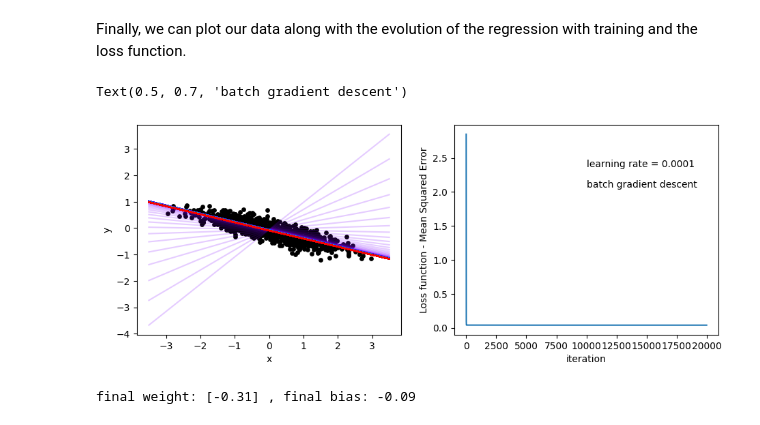
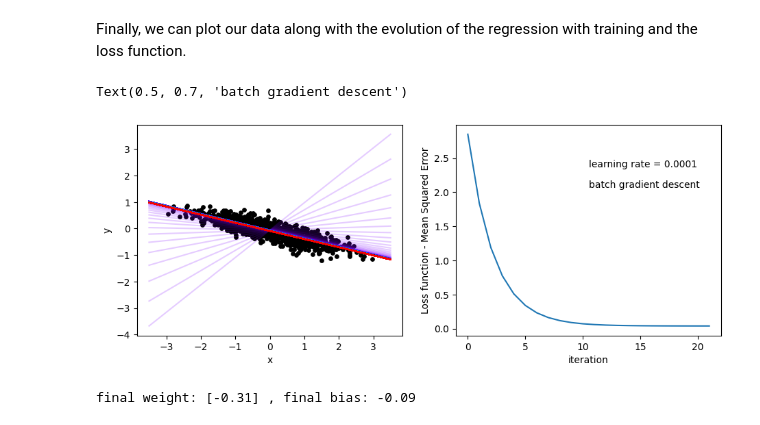
Before and after one commit to reynier0611/ML_Projects, a Jupyter notebook: ML_from_scratch/1_linear_regression.ipynb, the cells around one changed output. Saved outputs shown, nothing was run; the diff lists cells and outputs as text; code cells hidden in the pictures.

Commit message:
Tailored the plot a bit more

```diff
--- a/ML_from_scratch/1_linear_regression.ipynb
+++ b/ML_from_scratch/1_linear_regression.ipynb
@@ -95,29 +95,29 @@ Finally, we can plot our data along with the evolution of the regression with tr
 # %%
 fig, ax = plt.subplots(ncols=2,figsize=(11,4))
 
 ax[0].scatter(X,y,color='black',s=15)
 ax[0].set_xlabel('x')
 ax[0].set_ylabel('y')
 
 color = cm.rainbow(np.linspace(0, 1, len(saved_w)))
 
 x_fits=[-3.5,3.5]
 
 y_fits = []
 
 for i in range(len(saved_w)):
     y_fits.append([x_fits[0]*saved_w[i]+saved_b[i],x_fits[1]*saved_w[i]+saved_b[i]])
     ax[0].plot(x_fits,y_fits[i],color=color[i],alpha=0.2)
 
-ax[1].plot(saved_iter,saved_cost)
+ax[1].plot(saved_iter[:int(len(saved_w)/900)],saved_cost[:int(len(saved_w)/900)])
 ax[1].set_xlabel('iteration')
 ax[1].set_ylabel('Loss function - Mean Squared Error')
 ax[1].text(0.5,0.8,'learning rate = {}'.format(learning_rate),transform=ax[1].transAxes)
 ax[1].text(0.5,0.7,'batch gradient descent',transform=ax[1].transAxes)
 # %% [output]
 Text(0.5, 0.7, 'batch gradient descent')
-[figure, old version]
+[figure, new version]
-# %%
-print('final weight:',np.round(w,2),', final bias:',np.round(b,2))
-# %% [output]
-final weight: [-0.31] , final bias: -0.09
+# %%
+print('final weight:',np.round(w,2),', final bias:',np.round(b,2))
+# %% [output]
+final weight: [-0.31] , final bias: -0.09
```
